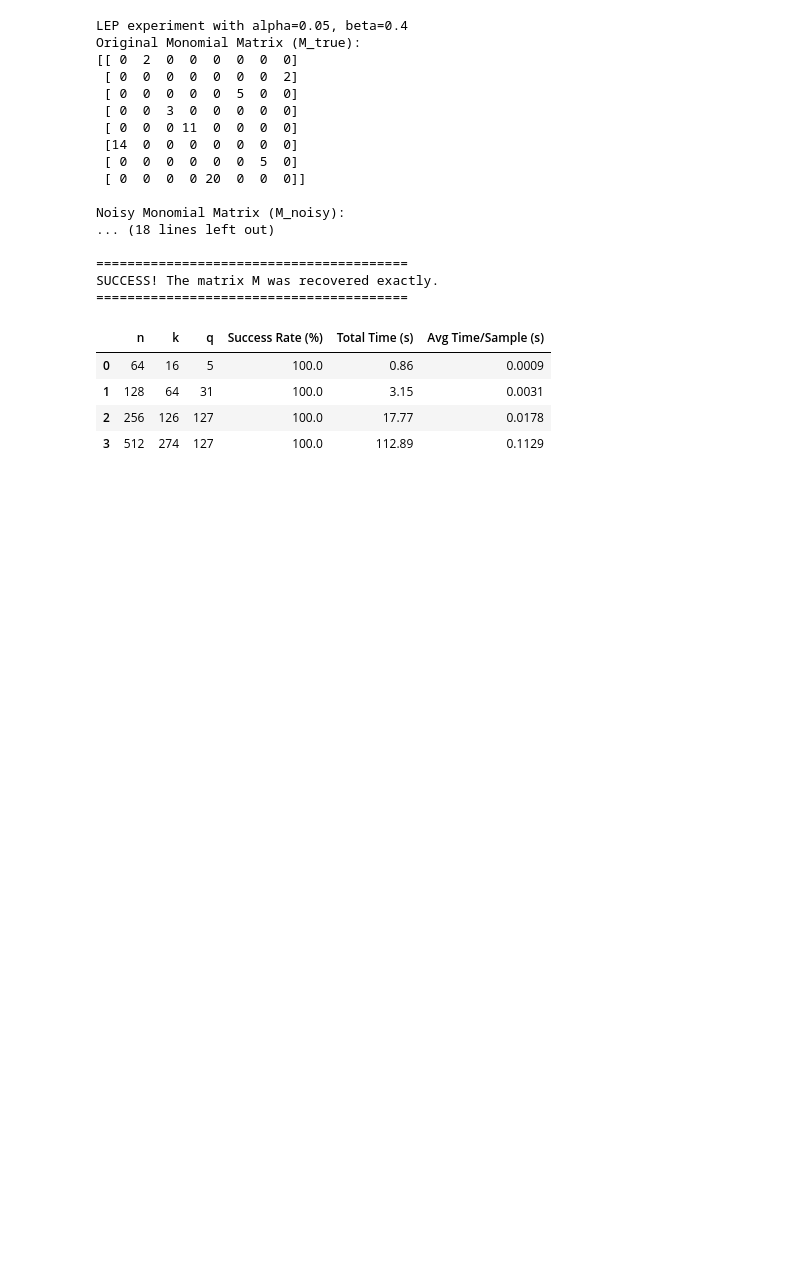
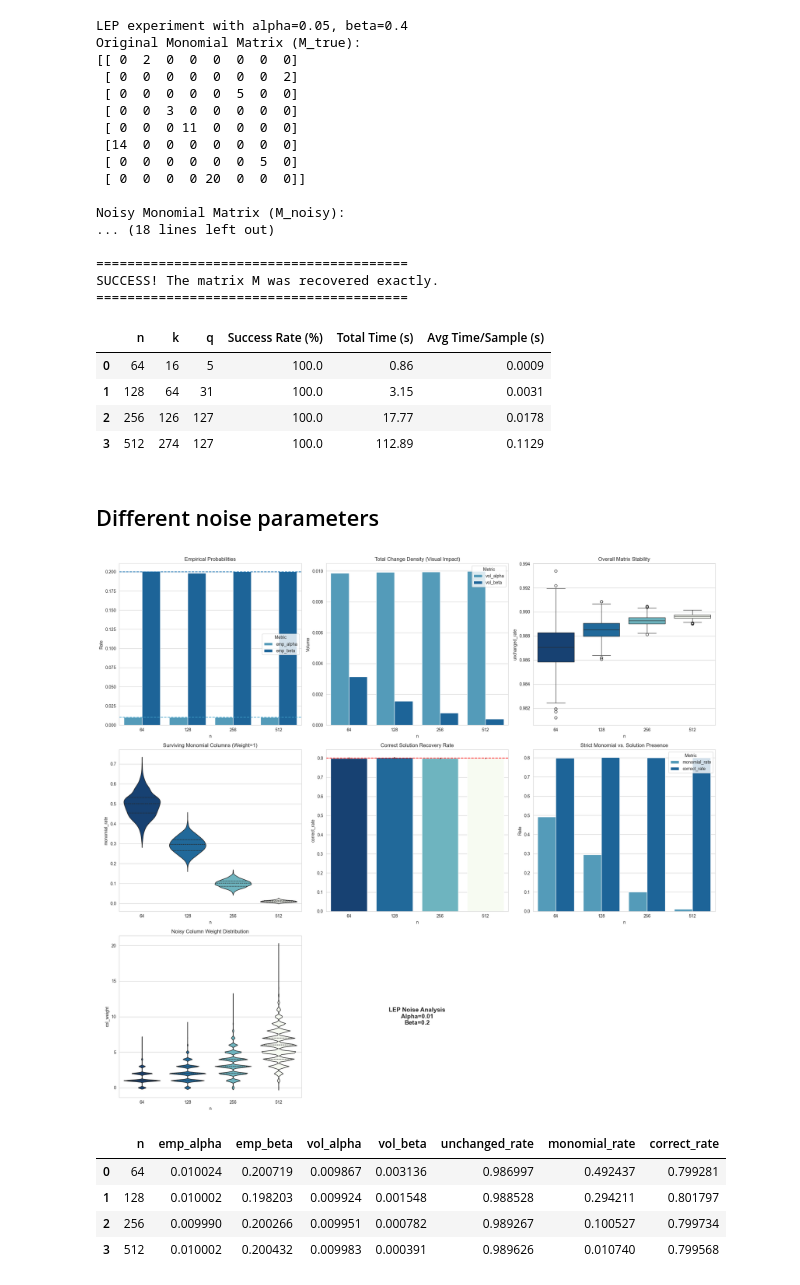
Before and after one commit to EstefaniaLaverde/PEP-LEP, a Jupyter notebook: Code/error_distribution_analysis.ipynb, the cells around one changed output. Cells and saved outputs as stored; diff of their text form; code cells hidden in the pictures; blank space fills up the shorter version.

```diff
--- a/Code/error_distribution_analysis.ipynb
+++ b/Code/error_distribution_analysis.ipynb
@@ -526,3 +526,28 @@ df_results
 | 1 | 128 | 64 | 31 | 100.0 | 3.15 | 0.0031 |
 | 2 | 256 | 126 | 127 | 100.0 | 17.77 | 0.0178 |
 | 3 | 512 | 274 | 127 | 100.0 | 112.89 | 0.1129 |
+# %% [markdown]
+## Different noise parameters
+# %%
+# Generate synthetic LEP monomial data
+SEED = 26
+NUM_SAMPLES = 1000
+N_SIZES = [64, 128, 256, 512]
+K_SIZES = [16, 64, 126, 274]
+Q_SIZES = [5, 31, 127, 127]
+ALPHA = 0.01
+BETA = 0.2
+# %%
+data = generate_lep_data(NUM_SAMPLES, N_SIZES, Q_SIZES, ALPHA, BETA)
+df_analysis = analyze_lep_data(data)
+
+# compute average metrics by n
+summary_df = df_analysis.groupby('n').mean().reset_index()
+summary_df
+# %% [output]
+[figure, added]
+|  | n | emp_alpha | emp_beta | vol_alpha | vol_beta | unchanged_rate | monomial_rate | correct_rate |
+| 0 | 64 | 0.010024 | 0.200719 | 0.009867 | 0.003136 | 0.986997 | 0.492437 | 0.799281 |
+| 1 | 128 | 0.010002 | 0.198203 | 0.009924 | 0.001548 | 0.988528 | 0.294211 | 0.801797 |
+| 2 | 256 | 0.009990 | 0.200266 | 0.009951 | 0.000782 | 0.989267 | 0.100527 | 0.799734 |
+| 3 | 512 | 0.010002 | 0.200432 | 0.009983 | 0.000391 | 0.989626 | 0.010740 | 0.799568 |
```
Also changed, not shown: parts of 3 cells of this notebook.
